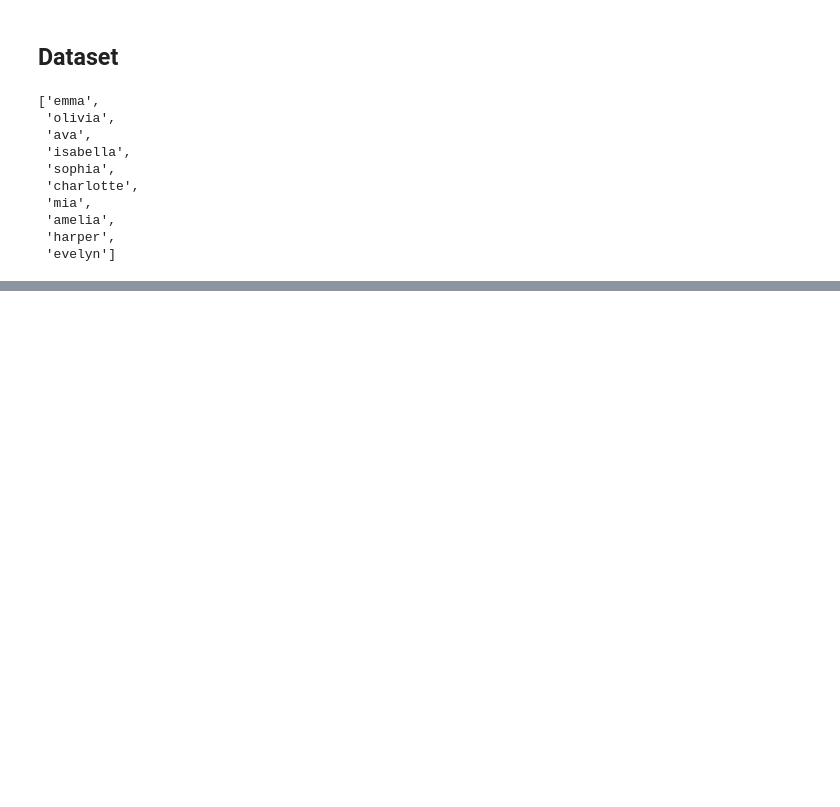
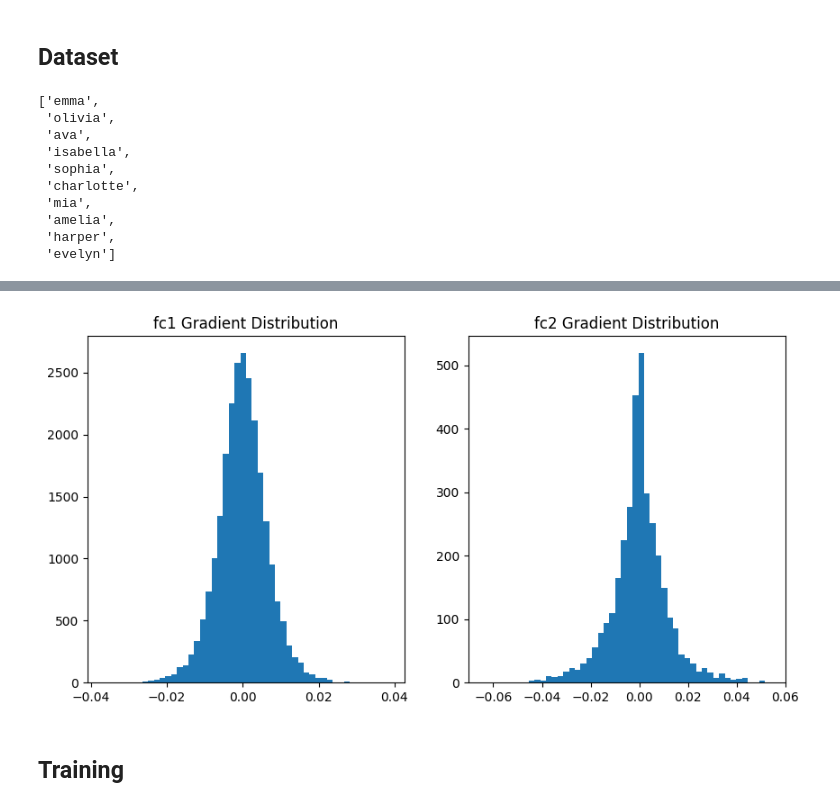
Before and after one commit to PathFinderKR/Neural-Networks, a Jupyter notebook: makemore.ipynb, the cells around one changed output, grey strips where cells are left out. Saved outputs shown, nothing was run; the diff lists cells and outputs as text; code cells hidden in the pictures; blank space fills up the shorter version.

```diff
--- a/makemore.ipynb
+++ b/makemore.ipynb
@@ -106,0 +368,5 @@ names_text[:10]
+# %%
+# loss function
+criterion = nn.CrossEntropyLoss()
+# optimizer
+optimizer = optim.SGD(model.parameters(), lr=learning_rate)
@@ -106,0 +426,21 @@ names_text[:10]
+# %%
+# gradient distribution
+model.train()
+X, Y = next(iter(train_loader))
+X, Y = X.to(device), Y.to(device)
+optimizer.zero_grad()
+output = model(X)
+loss = criterion(output, Y)
+loss.backward()
+plt.figure(figsize=(10, 5))
+plt.subplot(1, 2, 1)
+plt.hist(model.fc1.weight.grad.cpu().detach().view(-1), bins=50)
+plt.title('fc1 Gradient Distribution')
+plt.subplot(1, 2, 2)
+plt.hist(model.fc2.weight.grad.cpu().detach().view(-1), bins=50)
+plt.title('fc2 Gradient Distribution')
+plt.show()
+# %% [output]
+[figure, added]
+# %% [markdown]
+## Training
```
Also changed, not shown: parts of 52 cells of this notebook, 2 other files.
